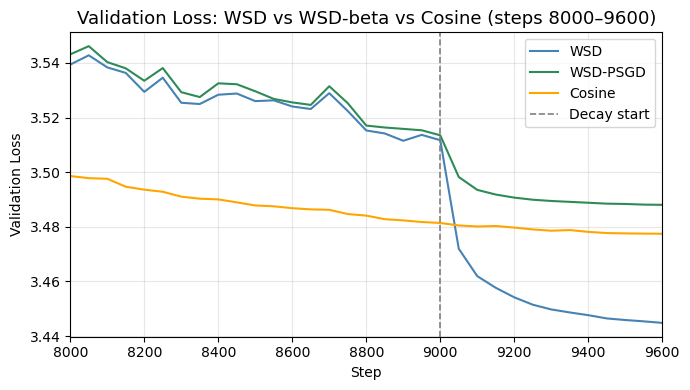
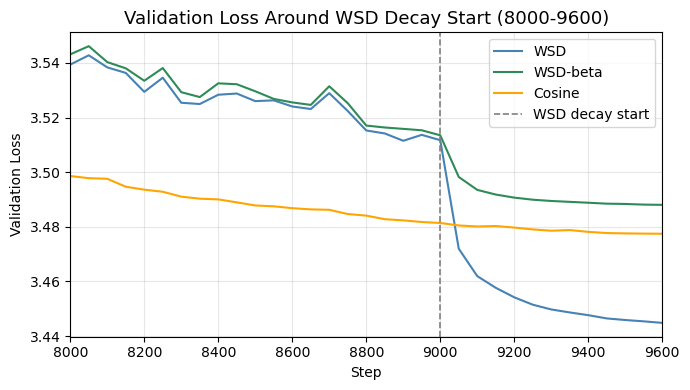
The change to this notebook cell's code, shown as a diff; its figure went from the first image to the second:
--- before
+++ after
@@ -3,21 +3,19 @@
 runs = [
     (wsd_val,      "steelblue", "WSD"),
-    (wsd_beta_val, "seagreen",  "WSD-PSGD"),
+    (wsd_beta_val, "seagreen",  "WSD-beta"),
     (cosine_val,   "orange",    "Cosine"),
 ]
 
 ZOOM_START, ZOOM_END = 8000, 9600
-DECAY_START = 9000
 
 for val_df, color, name in runs:
     if val_df is not None and len(val_df) > 0:
         mask = val_df["step"].between(ZOOM_START, ZOOM_END)
-        if mask.any():
-            ax.plot(val_df.loc[mask, "step"], val_df.loc[mask, "validation_loss"],
-                    color=color, linewidth=1.5, linestyle="-", label=f"{name}")
+        ax.plot(val_df.loc[mask, "step"], val_df.loc[mask, "validation_loss"],
+                color=color, linewidth=1.5, label=name)
 
-ax.axvline(DECAY_START, color="gray", linewidth=1.2, linestyle="--", label="Decay start")
+ax.axvline(WSD_DECAY_START, color="gray", linewidth=1.2, linestyle="--", label="WSD decay start")
 ax.set_xlim(ZOOM_START, ZOOM_END)
-ax.set_title(f"Validation Loss: WSD vs WSD-beta vs Cosine (steps {ZOOM_START}–{ZOOM_END})", fontsize=13)
+ax.set_title(f"Validation Loss Around WSD Decay Start ({ZOOM_START}-{ZOOM_END})", fontsize=13)
 ax.set_xlabel("Step")
 ax.set_ylabel("Validation Loss")

Commit: Fixed comments in notebook